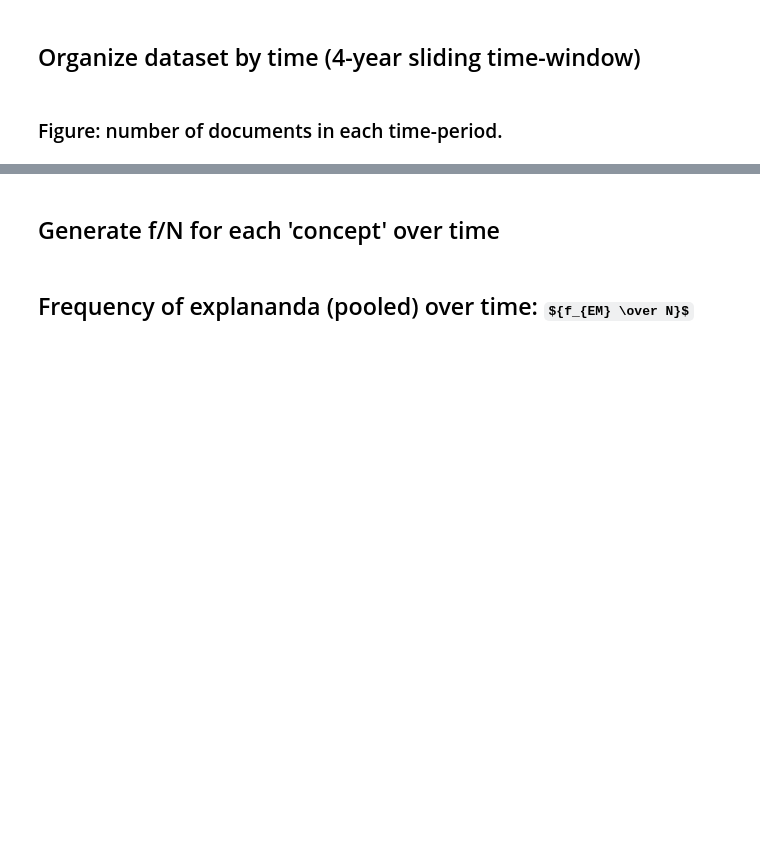
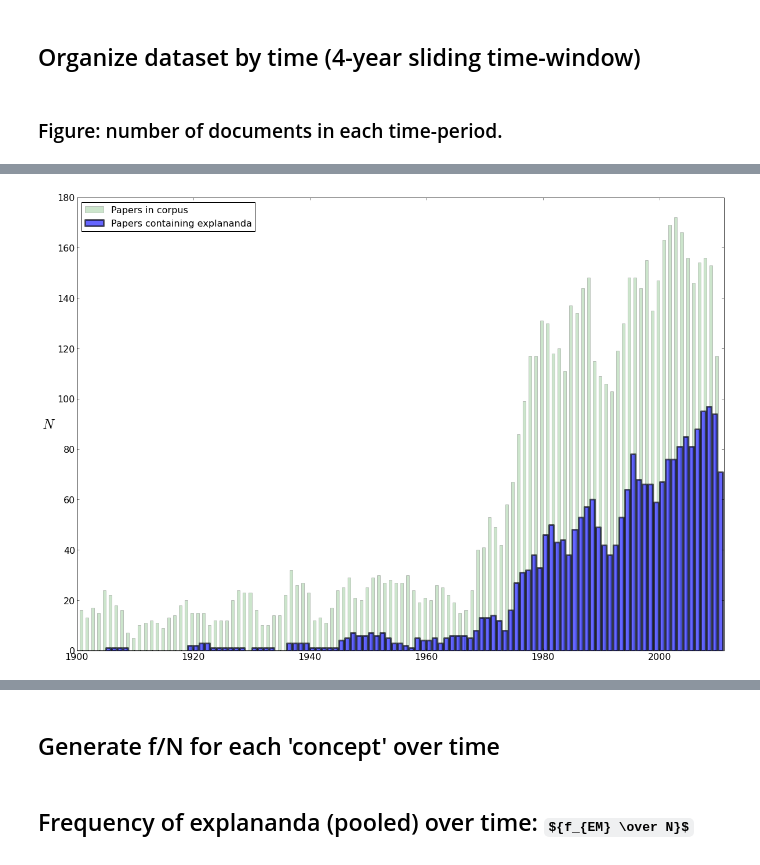
Before and after one commit to erickpeirson/Social-Dominance-in-Polistes, a Jupyter notebook: 20140419 - Guido co-occurrence.ipynb, the cells around one changed output, grey strips where cells are left out. Saved outputs shown, nothing was run; the diff lists cells and outputs as text; code cells hidden in the pictures; some formulas as TeX source; blank space fills up the shorter version.

```diff
--- a/20140419 - Guido co-occurrence.ipynb
+++ b/20140419 - Guido co-occurrence.ipynb
@@ -75,0 +83,3 @@ plt.show()
+# %%
+p_lookup = {}
+t_lookup = {}
@@ -75,0 +132,2 @@ plt.show()
+# %%
+co_f = np.zeros(( N_s + N_m, N_s + N_m, len(T) ))
@@ -75,0 +183,17 @@ plt.show()
+# %%
+f_EM = np.zeros( ( len(T) ))
+for time in sorted(T):
+    t = time - min(T)
+
+    for doi in D.axes['date'][time]:
+        try:
+            p_i = p_lookup[doi]
+        except KeyError:
+            continue
+
+        found = False
+        for i in em_indices:
+            if a[p_i, i] > 0.:
+                found = True
+        if found:
+            f_EM[t] += 1.
@@ -75,0 +216,16 @@ plt.show()
+# %%
+fig, ax1 = subplots(figsize=(20,14))
+
+N = [ len(D.axes['date'][d]) for d in sorted(T) ]
+ax1.bar(np.array(sorted(T))-0.5, N, alpha=0.2, width=0.5, color='g', label='Papers in corpus')
+ax1.set_ylabel(r'$N$', rotation='horizontal', fontsize=24)
+ax1.tick_params(labelsize=16)
+#ax2 = ax1.twinx()
+ax1.bar(np.array(sorted(T)), f_EM, lw=3, label='Papers containing explananda', alpha=0.6)
+#ax2.set_ylabel(r'$\frac{f_{EM}}{N}$', rotation='horizontal', fontsize=24)
+
+plt.legend(loc=2, fontsize=16)
+plt.xlim(1900, 2011)
+plt.show()
+# %% [output]
+[figure, added]
```
Also changed, not shown: parts of 48 cells of this notebook, 10 other files.
